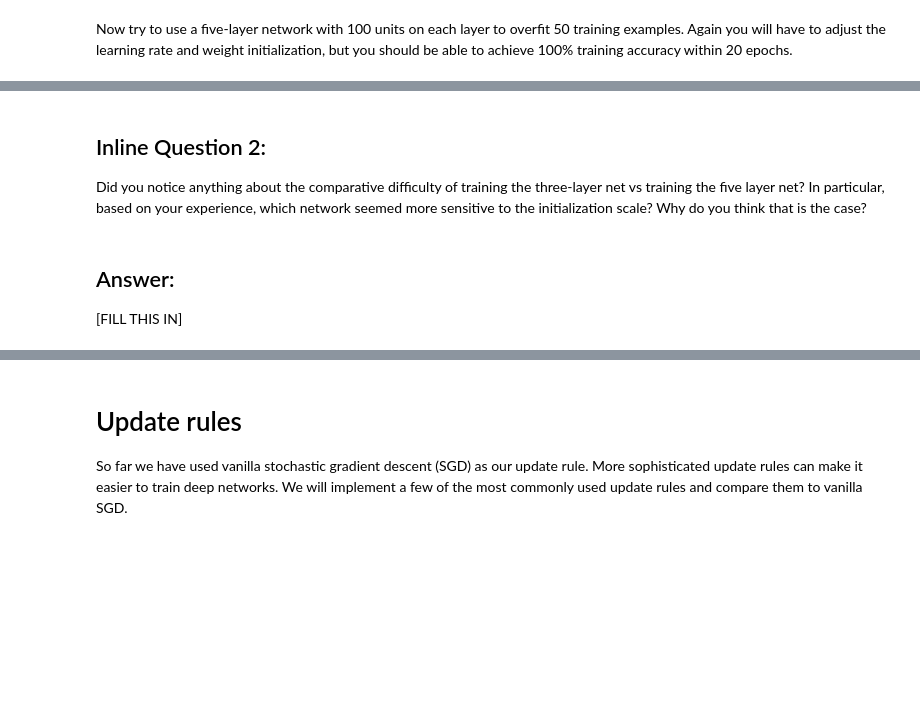
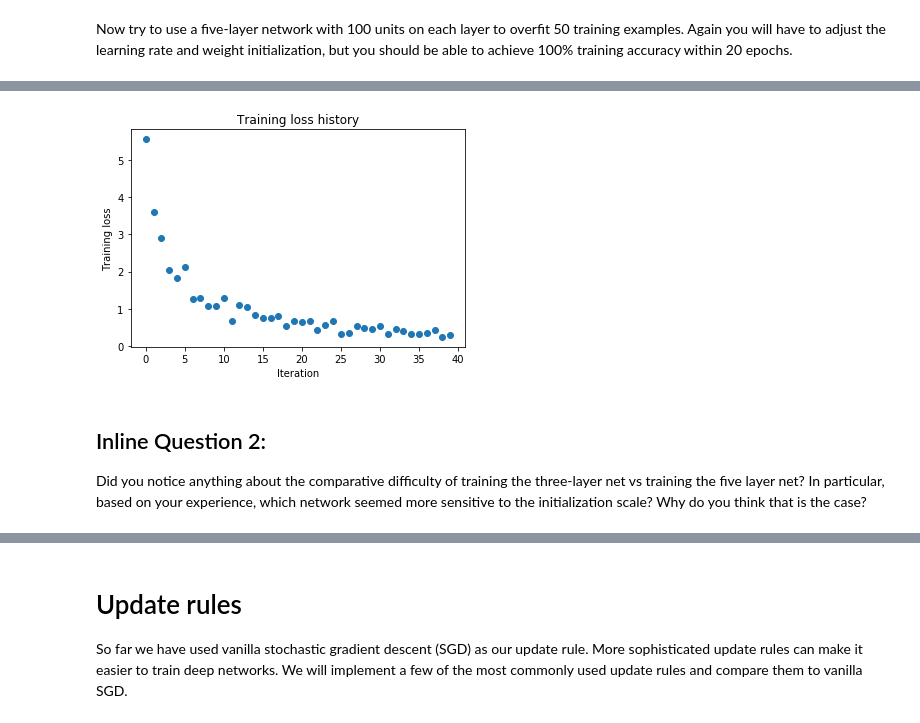
Before and after one commit to xuwd11/cs231n_hws, a Jupyter notebook: assignment2/FullyConnectedNets.ipynb, the cells around one changed output, grey strips where cells are left out. Drawn from its saved outputs; the diff is of its cells as text; code cells hidden in the pictures; blank space fills up the shorter version.

```diff
--- a/assignment2/FullyConnectedNets.ipynb
+++ b/assignment2/FullyConnectedNets.ipynb
@@ -454,7 +490,7 @@ small_data = {
 }
 
 learning_rate = 2e-3
-weight_scale = 1e-5
+weight_scale = 5e-2
 model = FullyConnectedNet([100, 100, 100, 100],
                 weight_scale=weight_scale, dtype=np.float64)
 solver = Solver(model, small_data,
@@ -471,3 +507,4 @@ plt.title('Training loss history')
 plt.xlabel('Iteration')
 plt.ylabel('Training loss')
 plt.show()
+# %% [output]
@@ -474,6 +528,4 @@ plt.show()
+[figure, added]
 # %% [markdown]
 ## Inline Question 2:
 Did you notice anything about the comparative difficulty of training the three-layer net vs training the five layer net? In particular, based on your experience, which network seemed more sensitive to the initialization scale? Why do you think that is the case?
-# %% [markdown]
-## Answer:
-[FILL THIS IN]
```
Also changed, not shown: parts of 15 cells of this notebook, 2 other files.
